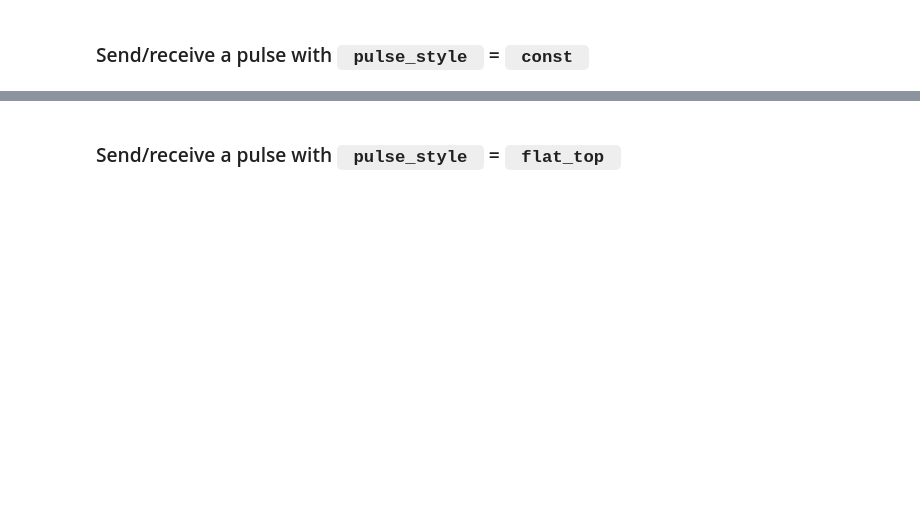
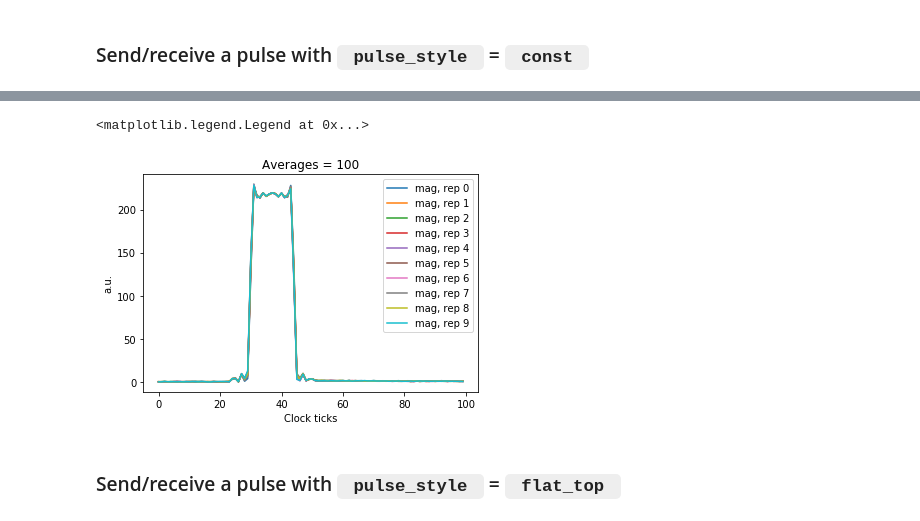
Before and after one commit to openquantumhardware/qick, a Jupyter notebook: qick_demos/00_Send_receive_pulse.ipynb, the cells around one changed output, grey strips where cells are left out. Drawn from its saved outputs; the diff is of its cells as text; code cells hidden in the pictures; blank space fills up the shorter version.

```diff
--- a/qick_demos/00_Send_receive_pulse.ipynb
+++ b/qick_demos/00_Send_receive_pulse.ipynb
@@ -128,3 +196,52 @@ plt.savefig("images/Send_recieve_pulse_const.pdf", dpi=350)
+# %%
+config={"res_ch":6, # --Fixed
+        "ro_chs":[0], # --Fixed
+        "reps":10, # --Fixed
+        "relax_delay":1.0, # --us
+        "res_phase":0, # --degrees
+        "pulse_style": "const", # --Fixed
+
+        "length":20, # [Clock ticks]
+        # Try varying length from 10-100 clock ticks
+
+        "readout_length":100, # [Clock ticks]
+        # Try varying readout_length from 50-1000 clock ticks
+
+        "pulse_gain":3000, # [DAC units]
+        # Try varying pulse_gain from 500 to 30000 DAC units
+
+        "pulse_freq": 100, # [MHz]
+        # In this program the signal is up and downconverted digitally so you won't see any frequency
+        # components in the I/Q traces below. But since the signal gain depends on frequency,
+        # if you lower pulse_freq you will see an increased gain.
+
+        "adc_trig_offset": 150, # [Clock ticks]
+        # Try varying adc_trig_offset from 100 to 220 clock ticks
+
+        "soft_avgs":100
+        # Try varying soft_avgs from 1 to 200 averages
+
+       }
+
+###################
+# Try it yourself !
+###################
+
+prog =LoopbackProgram(soccfg, config)
+iq_list = prog.acquire_decimated(soc, load_pulses=True, progress=True, debug=False)
+
+plt.figure(1)
+for ii, iq in enumerate(iq_list[0]):
+#     plt.plot(iq[0], label="I value, rep %d"%(ii))
+#     plt.plot(iq[1], label="Q value, rep %d"%(ii))
+    plt.plot(np.abs(iq[0]+1j*iq[1]), label="mag, rep %d"%(ii))
+plt.ylabel("a.u.")
+plt.xlabel("Clock ticks")
+plt.title("Averages = " + str(config["soft_avgs"]))
+plt.legend()
+# %% [output]
+<matplotlib.legend.Legend at 0x...>
+[figure, added]
 # %% [markdown]
 ### Send/receive a pulse with <code> pulse_style </code> = <code> flat_top </code>
 # %%
```
Also changed, not shown: parts of 18 cells of this notebook, 5 other files.
